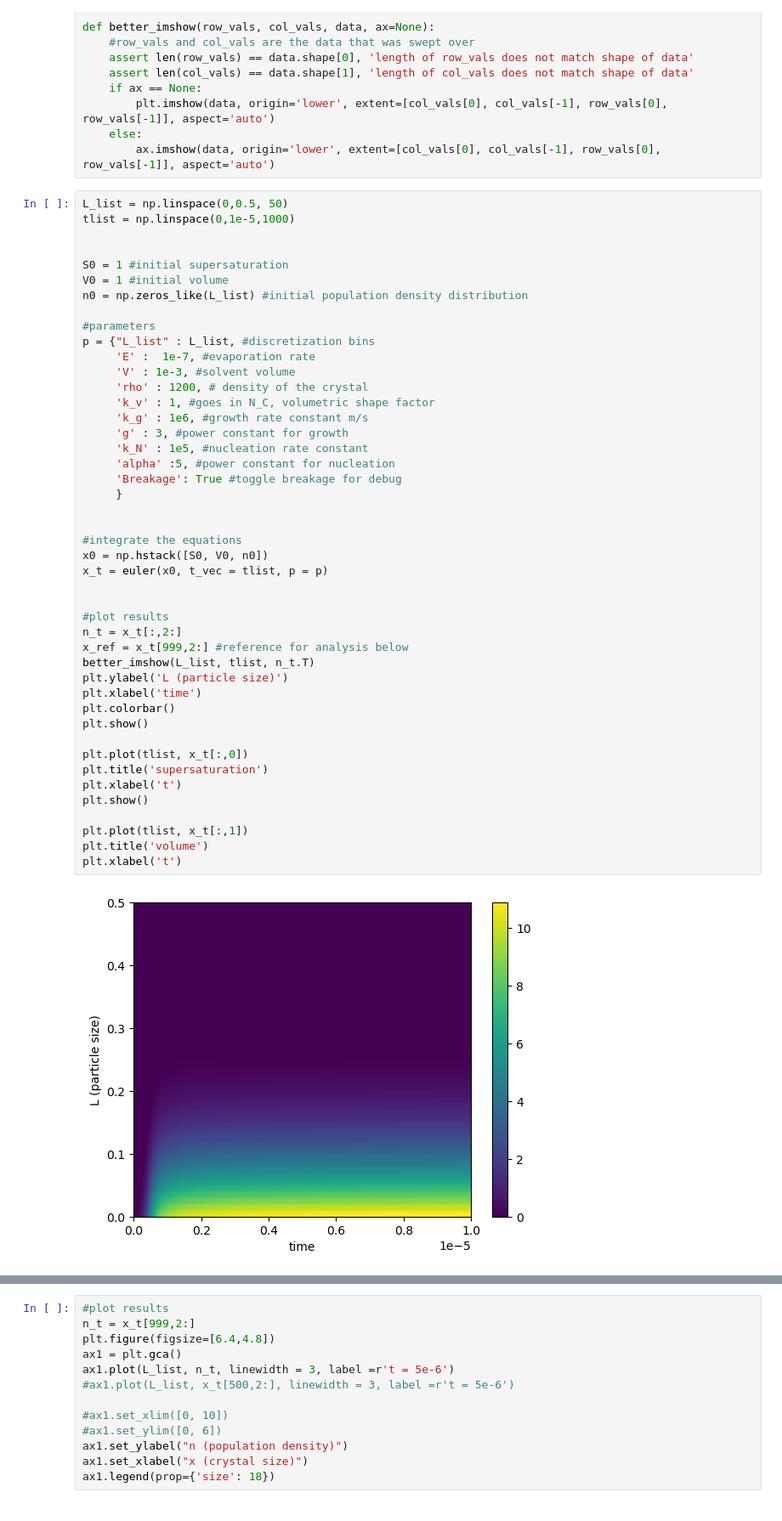
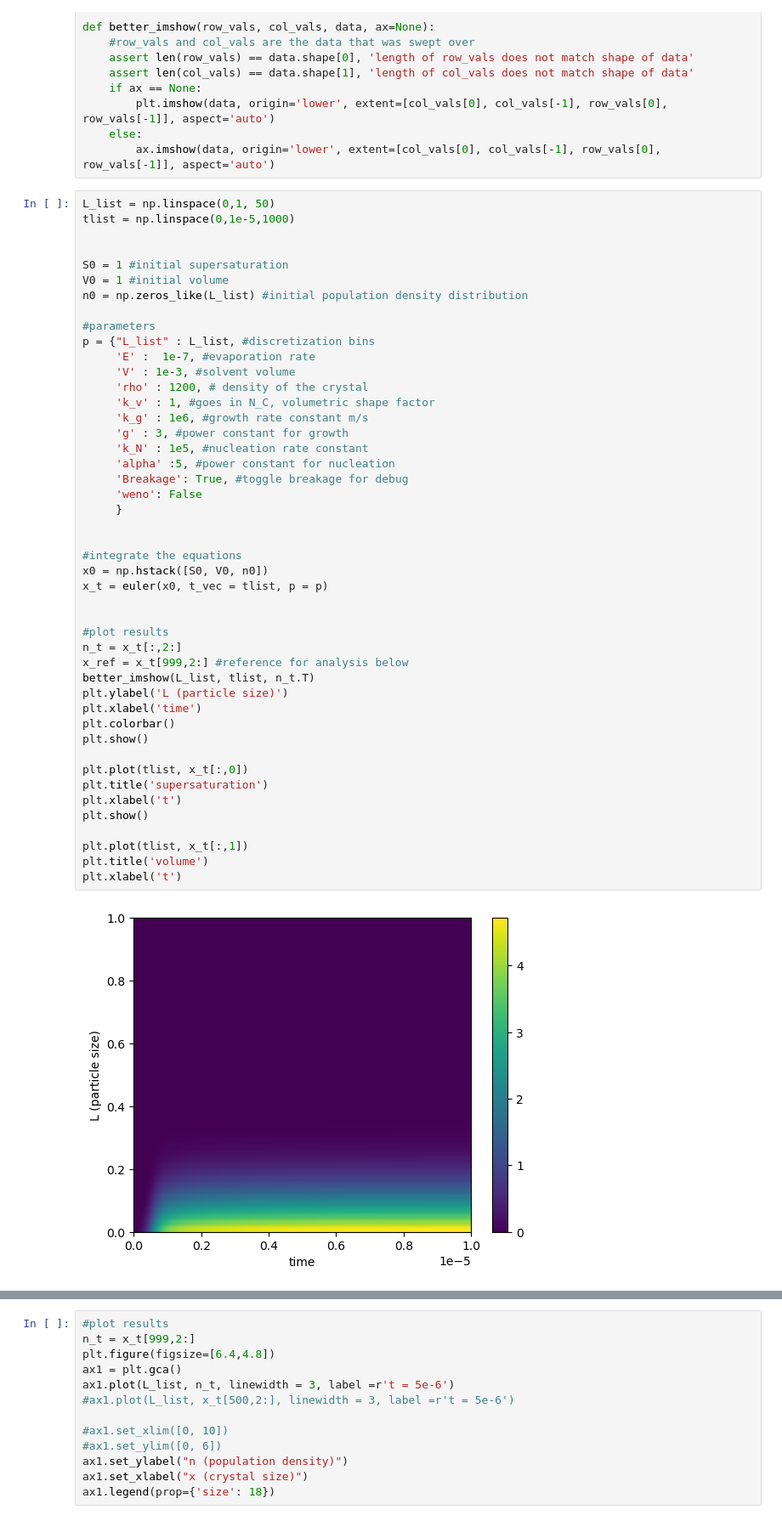
Before and after one commit to lucasattia/crystalPBM, a Jupyter notebook: functions/testeuler.ipynb, the cells around one changed output, grey strips where cells are left out. Shown: that part at 85% size. Drawn from its saved outputs; the diff is of its cells as text.

```diff
--- a/functions/testeuler.ipynb
+++ b/functions/testeuler.ipynb
@@ -17,7 +17,7 @@ def better_imshow(row_vals, col_vals, data, ax=None):
     else:
         ax.imshow(data, origin='lower', extent=[col_vals[0], col_vals[-1], row_vals[0], row_vals[-1]], aspect='auto')
 # %%
-L_list = np.linspace(0,0.5, 50)
+L_list = np.linspace(0,1, 50)
 tlist = np.linspace(0,1e-5,1000)
 
 
@@ -34,32 +34,33 @@ p = {"L_list" : L_list, #discretization bins
      'k_g' : 1e6, #growth rate constant m/s
      'g' : 3, #power constant for growth
      'k_N' : 1e5, #nucleation rate constant
      'alpha' :5, #power constant for nucleation
-     'Breakage': True #toggle breakage for debug
+     'Breakage': True, #toggle breakage for debug
+     'weno': False
      }
 
 
 #integrate the equations
 x0 = np.hstack([S0, V0, n0])
 x_t = euler(x0, t_vec = tlist, p = p)
 
 
 #plot results
 n_t = x_t[:,2:]
 x_ref = x_t[999,2:] #reference for analysis below
 better_imshow(L_list, tlist, n_t.T)
 plt.ylabel('L (particle size)')
 plt.xlabel('time')
 plt.colorbar()
 plt.show()
 
 plt.plot(tlist, x_t[:,0])
 plt.title('supersaturation')
 plt.xlabel('t')
 plt.show()
 
 plt.plot(tlist, x_t[:,1])
 plt.title('volume')
 plt.xlabel('t')
 # %% [output]
-[figure, old version]
+[figure, new version]
```
Also changed, not shown: parts of 2 cells of this notebook, 6 other files.
